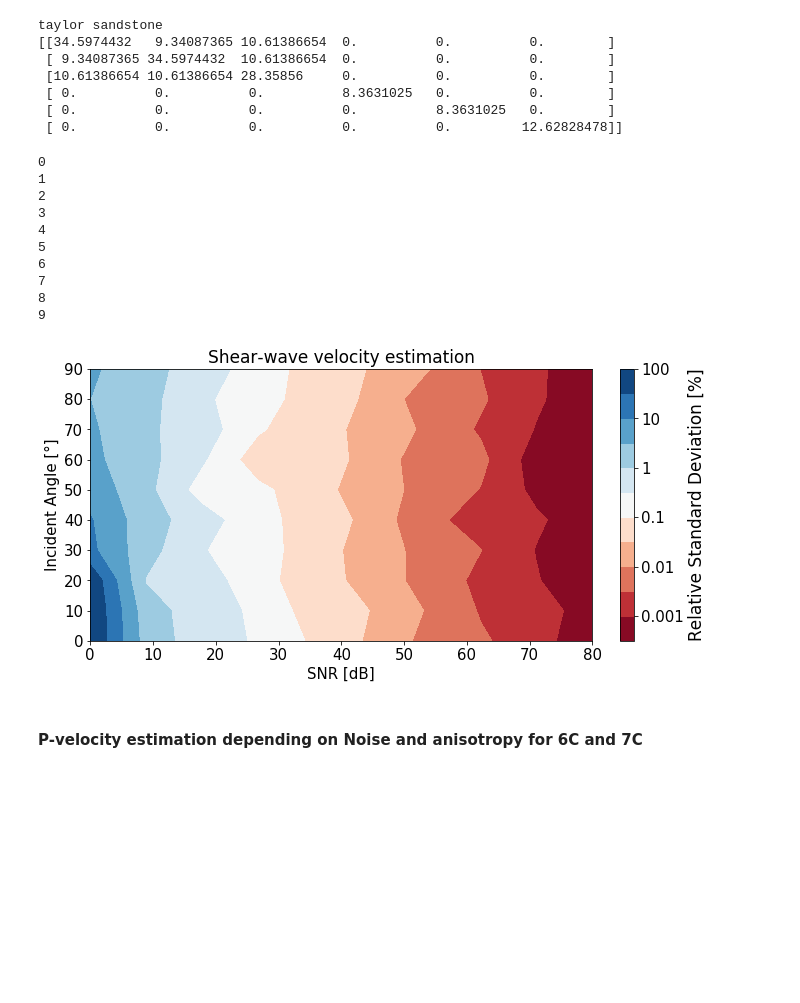
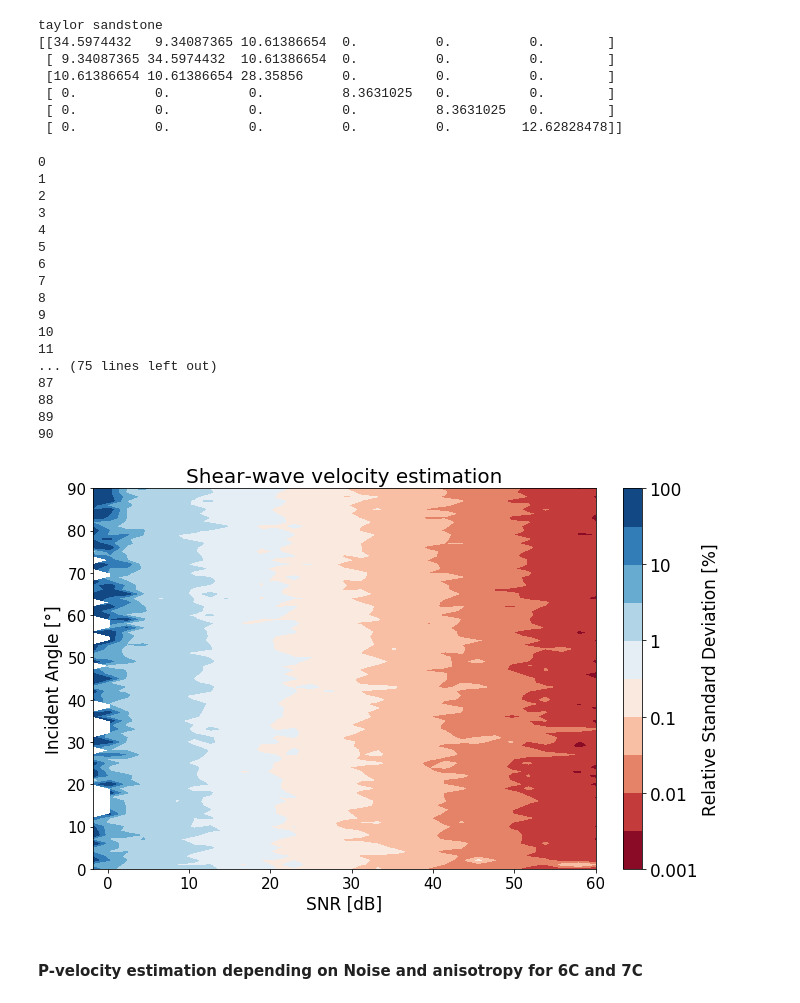
Before and after one commit to sebnoe/anisotropy, a Jupyter notebook: notebooks/Create_figures.ipynb, the cells around one changed output. Drawn from its saved outputs; the diff is of its cells as text; code cells hidden in the pictures; blank space fills up the shorter version.

```diff
--- a/notebooks/Create_figures.ipynb
+++ b/notebooks/Create_figures.ipynb
@@ -800,0 +762,4 @@ taylor sandstone
+# %%
+C, density = get_random_C(rmed[7],30)
+C = rotate_C(C,1,22.5)
+print(C)
@@ -801,15 +786,15 @@ taylor sandstone
 # %%
 f = 15.
 fs = 100.
-Nest = 10
-Ndb = 10
-SNR_dB_u = np.linspace(0.,60,Ndb)
+Nest = 12
+Ndb = 30
+SNR_dB_u = np.linspace(10.,70,Ndb)
 SNR_dB_r = np.linspace(0.,60,Ndb)
 SNR_dB_s = np.linspace(0.,60,Ndb)
 
 hw = 3
 
-Ndir = 10
+Ndir = 91
 thetax = np.linspace(0.,np.pi/2,Ndir)
 nus = np.zeros((Ndir,3))
 for idir in range(Ndir):
@@ -1275,14 +1240,14 @@ taylor sandstone
  [ 0.          0.          0.          0.          8.3631025   0.        ]
  [ 0.          0.          0.          0.          0.         12.62828478]]
 # %%
-f = 15.
+f = 5.
 fs = 100.
-Ndir = 10
-Ndb = 10
-Nest = 10
-SNR_dB_u = np.linspace(0,80,Ndb)
-SNR_dB_r = np.linspace(0,80,Ndb)
-SNR_dB_s = np.linspace(0,80,Ndb)
+Ndir = 91
+Ndb = 35
+Nest = 12
+SNR_dB_u = np.linspace(-10,60,Ndb)
+SNR_dB_r = np.linspace(-10,60,Ndb)
+SNR_dB_s = np.linspace(-10,60,Ndb)
 thetax = np.linspace(0,np.pi/2,Ndir)
 nus = np.zeros((Ndir,3))
 for i in range(Ndir):
@@ -1293,6 +1258,7 @@ gammas = get_gamma(nus,C)
 ests = np.zeros((Ndir,Ndb,2))
 for i in range(Ndir):
     print(i)
+    vel,v = get_eigenvals(gammas[i], density)
     for ii in range(Ndb):
         velhist = np.zeros((Nest,3))
         velhist_strain = np.zeros((Nest,3))
@@ -1327,33 +1293,40 @@ for i in range(Ndir):
 7
 8
 9
+10
+11
+... (75 lines left out)
+87
+88
+89
+90
 # %%
 ests2 = np.zeros((Ndir,Ndb,2))
 for i in range(Ndir):
     for j in range(Ndb):
         for k in range(2):
             ests2[i,j,k] = ests[i,j,k]*100.
             if ests2[i,j,k]>100.:
                 ests2[i,j,k]=100.
             if ests2[i,j,k]==0.:
                 ests2[i,j,k]=np.nan
             ests2[i,j,k] = np.log10(ests2[i,j,k])
 
-fig, ax = plt.subplots(figsize=(10,5))
-ax.set_title('Shear-wave velocity estimation',fontsize=17)
-cs = ax.contourf(SNR_dB_r,thetax*180/np.pi,(ests2[:,:,0]),10,cmap='RdBu',vmax=2)
+fig, ax = plt.subplots(figsize=(10,7))
+ax.set_title('Shear-wave velocity estimation',fontsize=20)
+cs = ax.contourf(SNR_dB_r[4:],thetax*180/np.pi,(ests2[:,4:,0]),10,cmap='RdBu',vmax=2)
 cb = fig.colorbar(cs,ax=ax, orientation='vertical', fraction=0.05, norm=matplotlib.colors.LogNorm())
 cb.set_label(label='Relative Standard Deviation [%]',fontsize=17)
 cb.set_ticks([-3,-2,-1,0,1,2])
 cb.set_ticklabels(['0.001','0.01','0.1','1','10','100'])
-cb.ax.tick_params(labelsize=15)
-ax.set_xlabel('SNR [dB]',fontsize=15)
-ax.set_ylabel('Incident Angle [°]',fontsize=15)
+cb.ax.tick_params(labelsize=17)
+ax.set_xlabel('SNR [dB]',fontsize=17)
+ax.set_ylabel('Incident Angle [°]',fontsize=17)
 ax.tick_params(labelsize=15)
-#plt.savefig('Velocity_estimation_S_incident_angle_SNR.png')
+plt.savefig('Velocity_estimation_S_incident_angle_SNR_f_5.png')
 plt.show()
 # %% [output]
-[figure, old version]
+[figure, new version]
 # %% [markdown]
 #### P-velocity estimation depending on Noise and anisotropy for 6C and 7C
 # %%
```
Also changed, not shown: parts of 9 cells of this notebook, 1 other file.
